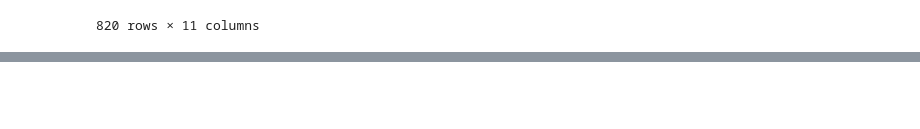
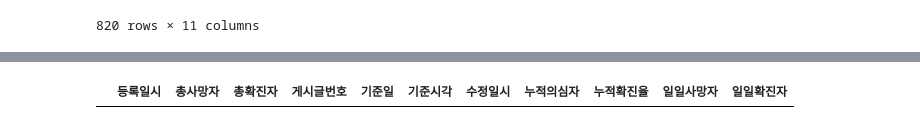
Before and after one commit to do-po/test_1, a Jupyter notebook: Python/24_03_21/pandas.ipynb, the cells around one changed output, grey strips where cells are left out. Saved outputs shown, nothing was run; the diff lists cells and outputs as text; code cells hidden in the pictures; blank space fills up the shorter version.

```diff
--- a/Python/24_03_21/pandas.ipynb
+++ b/Python/24_03_21/pandas.ipynb
@@ -753,0 +742,10 @@ corona.describe()
+# %%
+
+corona.describe()
+
+
+flag = (corona[['일일사망자', '일일확진자']] <0).any(axis=1) # any 함수를 사용해서 bool 형태로 음수가 있는 지 확인도 가능하다
+
+corona.loc[flag] # data가 나오지 않는 이유는 flag에 해당하는 데이터가 없어서 :>
+# %% [output]
+|  | 등록일시 | 총사망자 | 총확진자 | 게시글번호 | 기준일 | 기준시각 | 수정일시 | 누적의심자 | 누적확진율 | 일일사망자 | 일일확진자 |
```
Also changed, not shown: parts of 4 cells of this notebook, 2 other files.
